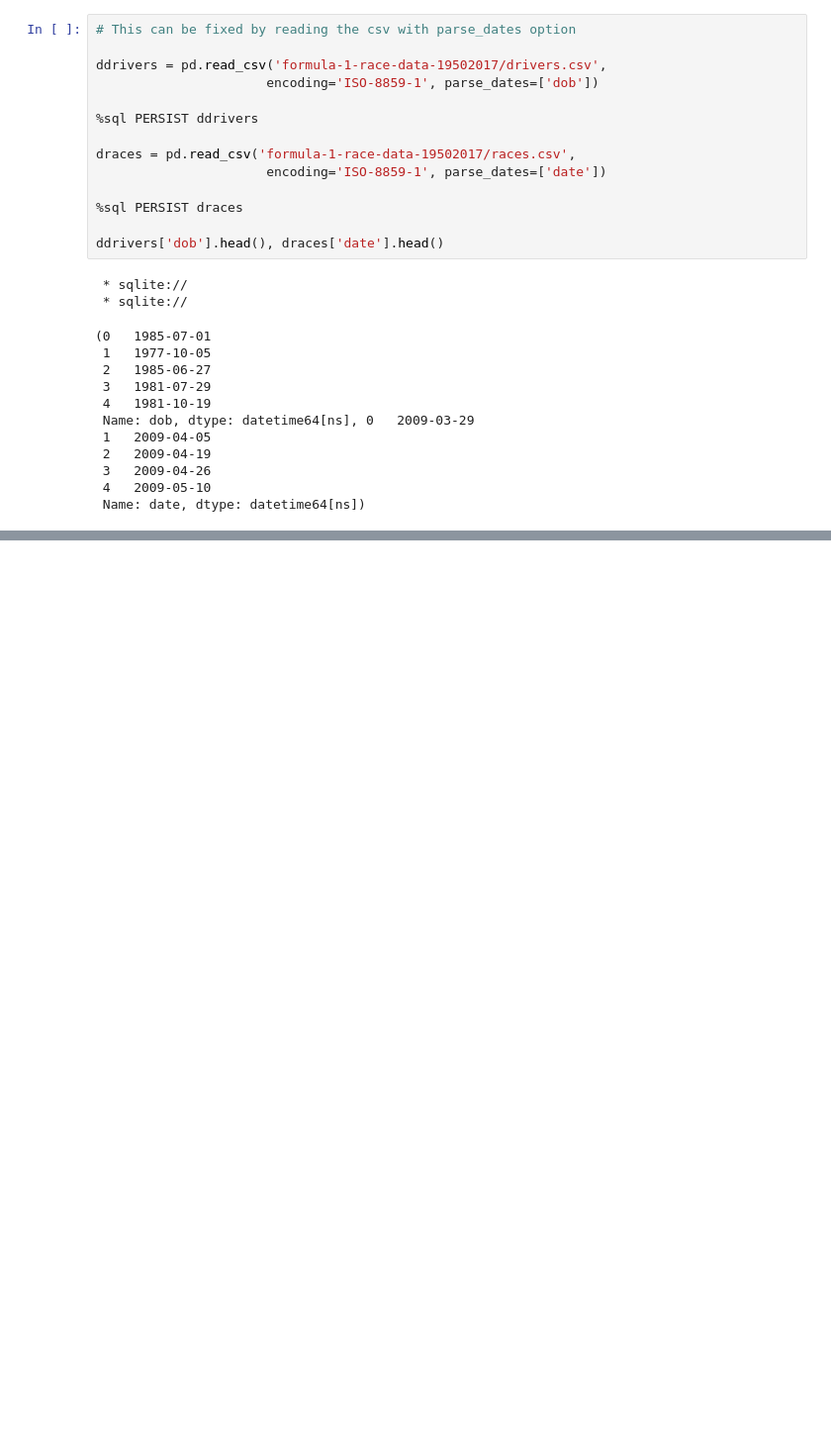
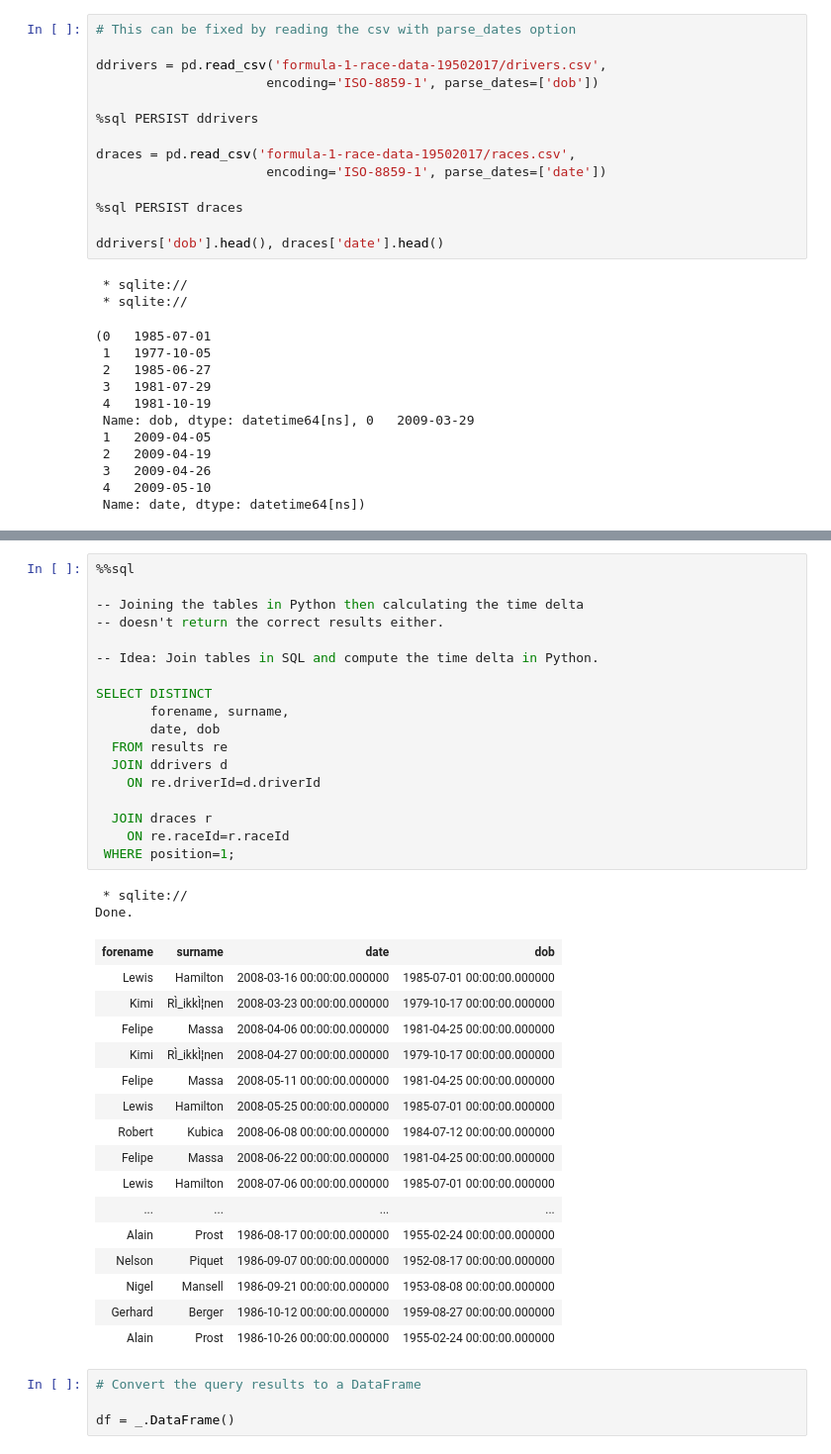
Before and after one commit to jla524/f1-analysis, a Jupyter notebook: formula-1-data-analysis.ipynb, the cells around one changed output, grey strips where cells are left out. Shown at 99% size. Drawn from its saved outputs; the diff is of its cells as text; blank space fills up the shorter version.

```diff
--- a/formula-1-data-analysis.ipynb
+++ b/formula-1-data-analysis.ipynb
@@ -484,3 +485,44 @@ Done.
 | Bruce | McLaren |
 | Troy | Ruttman |
 | Max | Verstappen |
+# %%
+%%sql
+
+-- Joining the tables in Python then calculating the time delta
+-- doesn't return the correct results either.
+
+-- Idea: Join tables in SQL and compute the time delta in Python.
+
+SELECT DISTINCT
+       forename, surname,
+       date, dob
+  FROM results re
+  JOIN ddrivers d
+    ON re.driverId=d.driverId
+
+  JOIN draces r
+    ON re.raceId=r.raceId
+ WHERE position=1;
+# %% [output]
+ * sqlite://
+Done.
+| forename | surname | date | dob |
+| Lewis | Hamilton | 2008-03-16 00:00:00.000000 | 1985-07-01 00:00:00.000000 |
+| Kimi | RÌ_ikkÌ¦nen | 2008-03-23 00:00:00.000000 | 1979-10-17 00:00:00.000000 |
+| Felipe | Massa | 2008-04-06 00:00:00.000000 | 1981-04-25 00:00:00.000000 |
+| Kimi | RÌ_ikkÌ¦nen | 2008-04-27 00:00:00.000000 | 1979-10-17 00:00:00.000000 |
+| Felipe | Massa | 2008-05-11 00:00:00.000000 | 1981-04-25 00:00:00.000000 |
+| Lewis | Hamilton | 2008-05-25 00:00:00.000000 | 1985-07-01 00:00:00.000000 |
+| Robert | Kubica | 2008-06-08 00:00:00.000000 | 1984-07-12 00:00:00.000000 |
+| Felipe | Massa | 2008-06-22 00:00:00.000000 | 1981-04-25 00:00:00.000000 |
+| Lewis | Hamilton | 2008-07-06 00:00:00.000000 | 1985-07-01 00:00:00.000000 |
+| ... | ... | ... | ... |
+| Alain | Prost | 1986-08-17 00:00:00.000000 | 1955-02-24 00:00:00.000000 |
+| Nelson | Piquet | 1986-09-07 00:00:00.000000 | 1952-08-17 00:00:00.000000 |
+| Nigel | Mansell | 1986-09-21 00:00:00.000000 | 1953-08-08 00:00:00.000000 |
+| Gerhard | Berger | 1986-10-12 00:00:00.000000 | 1959-08-27 00:00:00.000000 |
+| Alain | Prost | 1986-10-26 00:00:00.000000 | 1955-02-24 00:00:00.000000 |
+# %%
+# Convert the query results to a DataFrame
+
+df = _.DataFrame()
```
Also changed, not shown: parts of 5 cells of this notebook.
